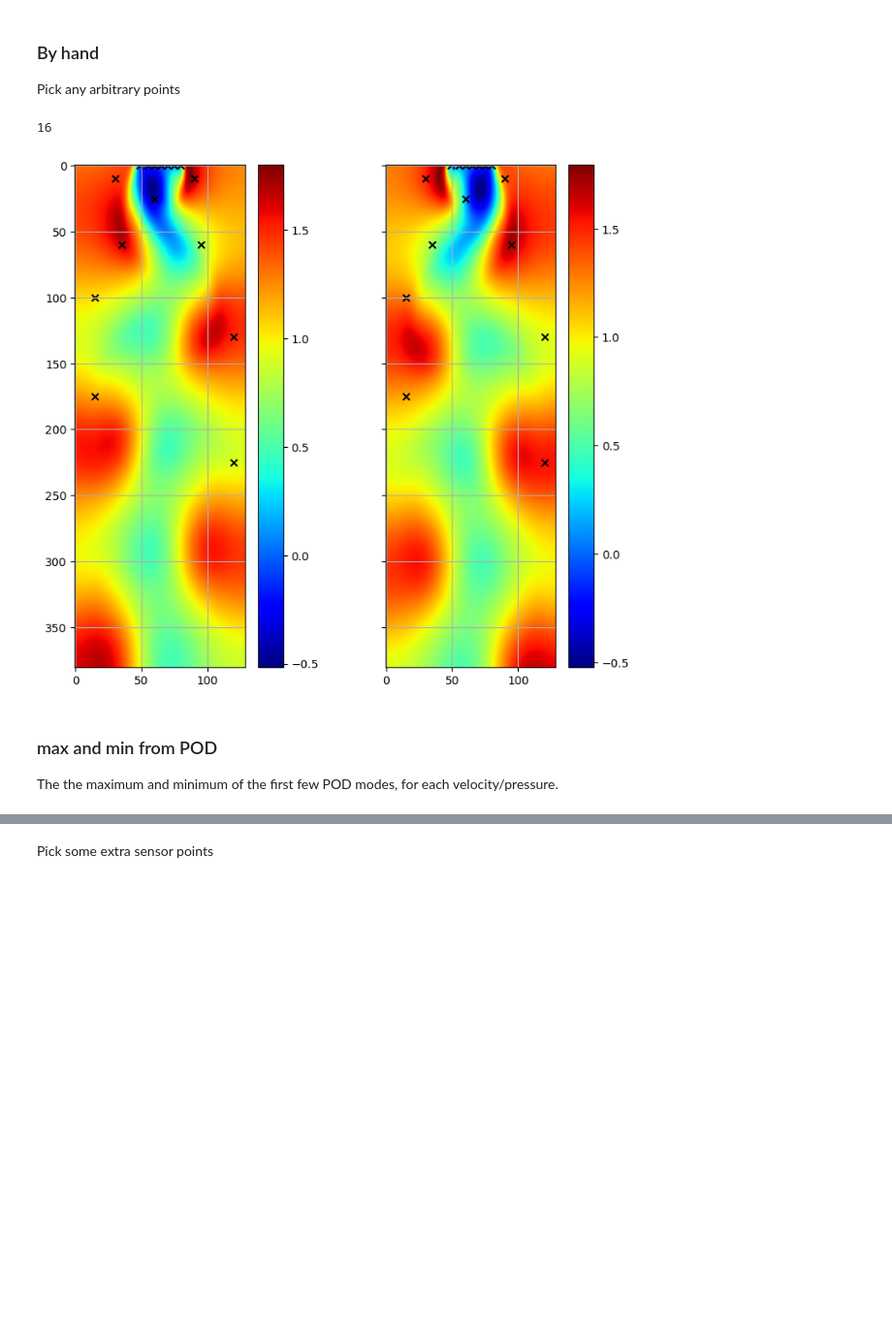
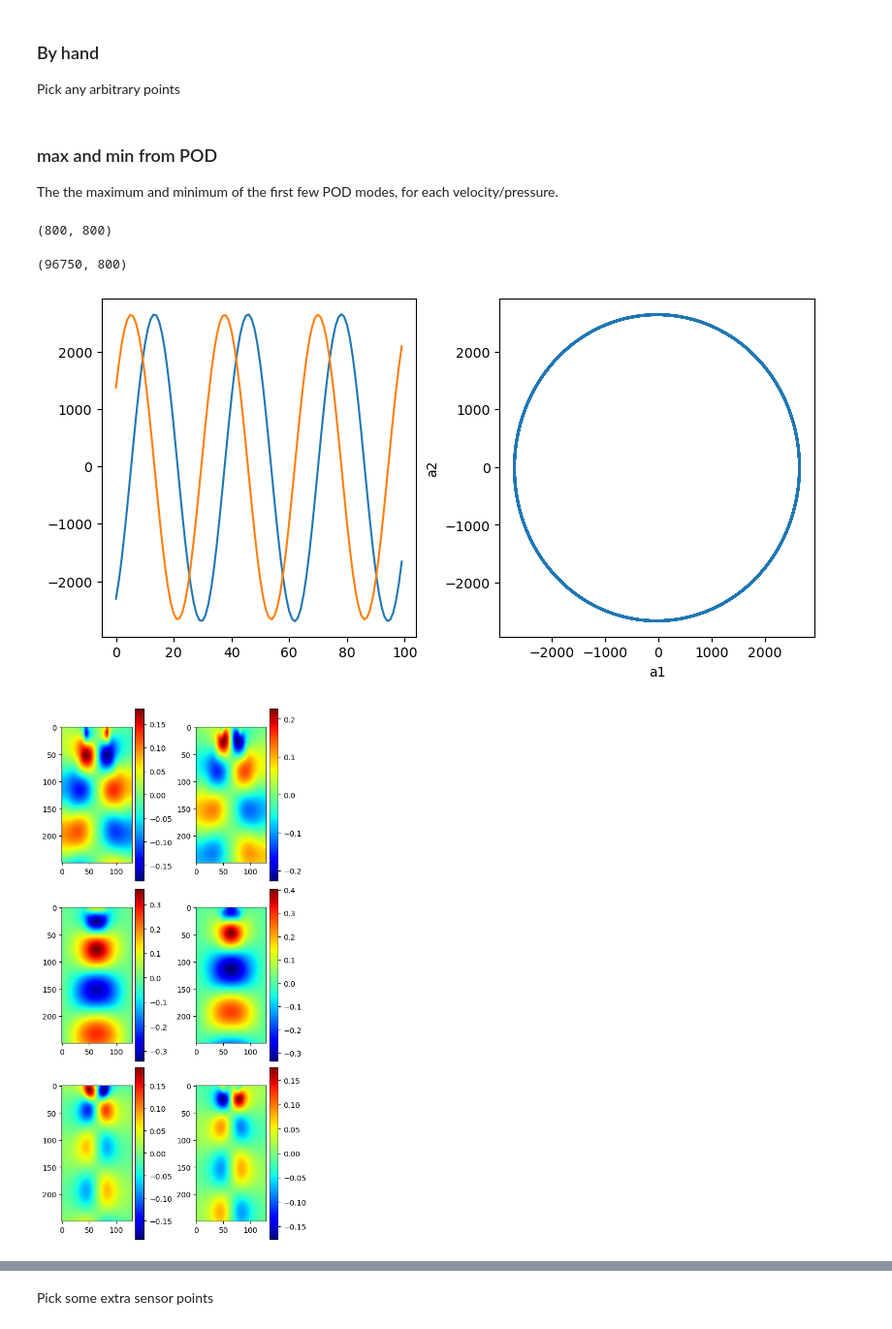
Before and after one commit to MagriLab/FlowReconstructionFromExperiment, a Jupyter notebook: visualisation_notebook/data_triangle2d.ipynb, the cells around one changed output, grey strips where cells are left out. Shown: that part at 97% size. Saved outputs shown, nothing was run; the diff lists cells and outputs as text; code cells hidden in the pictures; blank space fills up the shorter version.

Commit message:
snapshot method bug fix

```diff
--- a/visualisation_notebook/data_triangle2d.ipynb
+++ b/visualisation_notebook/data_triangle2d.ipynb
@@ -20,7 +20,7 @@ from flowrec.data import DataMetadata
 from flowrec.physics_and_derivatives import momentum_residual_field, div_field
 from flowrec.losses import divergence
 from utils.py_helper import slice_from_tuple
-data_dir = Path(sysconfig['data_dir'],'re100new')
+data_dir = Path(sysconfig['data_dir'],'re100')
 dt = 0.125
 # %%
 # (ux,uy,pp) = project.read_data(data_dir,idx_body=132)
@@ -230,9 +211,6 @@ ax[1].scatter(*sensors,marker='x',c='k')
 
 print(len(xi))
 plt.show()
-# %% [output]
-16
-[figure, removed]
 # %% [markdown]
 ### max and min from POD
 The the maximum and minimum of the first few POD modes, for each velocity/pressure.
@@ -242 +217,31 @@ nb_pairs = 1
+# %%
+how_many_modes = 4
+nb_pairs = 1
+from flowrec.decomposition import POD
+pod = POD('float32')
+q, q_mean, grid_shape = pod.prepare_data(x,t_axis=1)
+modes,lam,a,phi = pod.pod(q,grid_shape,method='snapshot',restore_shape=True)
+print(a.shape)
+# %% [output]
+(800, 800)
+# %%
+q.shape
+# %% [output]
+(96750, 800)
+# %%
+fig,axes = plt.subplots(1,2,figsize=(8,4))
+axes[0].plot(a[:100,0],label='a1')
+axes[0].plot(a[:100,1],label='a2')
+axes[1].plot(a[:,0],a[:,1])
+axes[1].set(xlabel='a1',ylabel='a2')
+
+fig,axes = plt.subplots(3,2,figsize=(5,10))
+for i in range(3):
+    im1 = axes[i,0].imshow(modes[i,:,:,0])
+    plt.colorbar(im1)
+    im2 = axes[i,1].imshow(modes[i,:,:,1])
+    plt.colorbar(im2)
+# %% [output]
+[figure, added]
+[figure, added]
 # %%
```
Also changed, not shown: parts of 14 cells of this notebook, 2 other files.
